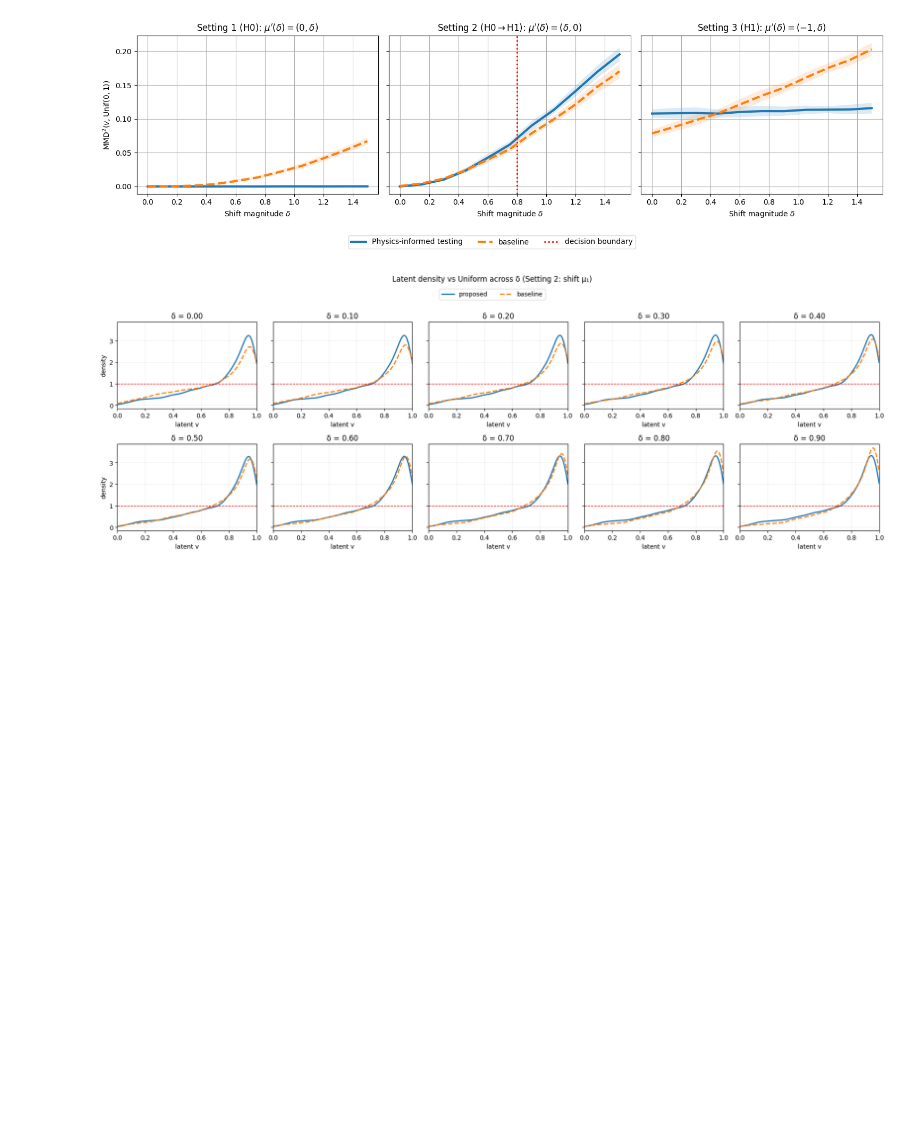
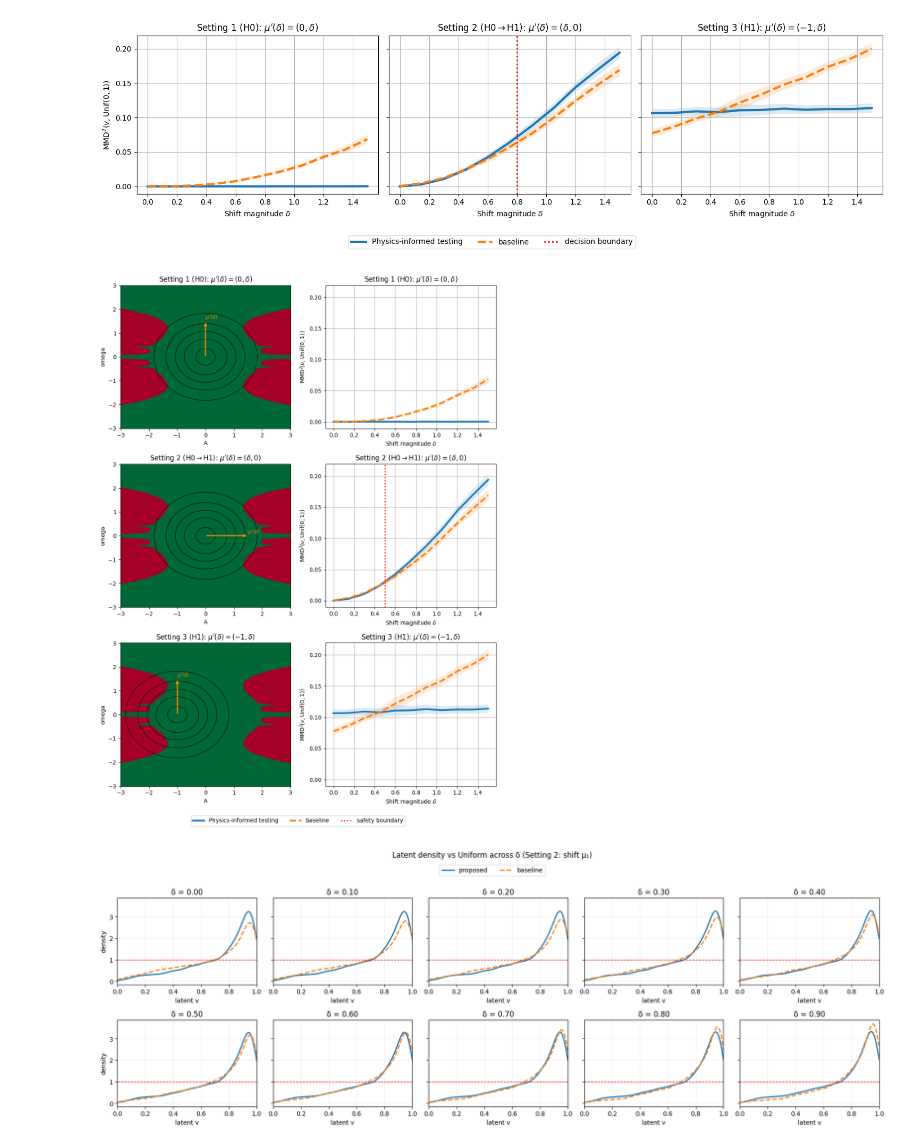
Before and after one commit to Minxing-Zheng/physics_informed_testing, a Jupyter notebook: experiment/model_diagnostics.ipynb, the cells around one changed output. Saved outputs shown, nothing was run; the diff lists cells and outputs as text; code cells hidden in the pictures; blank space fills up the shorter version.

```diff
--- a/experiment/model_diagnostics.ipynb
+++ b/experiment/model_diagnostics.ipynb
@@ -586,6 +820,83 @@ def plot_mmd_three(df1, df2, df3):
 plot_mmd_three(df1, df2, df3)
 # %% [output]
 [figure]
+# %%
+from data.plotting import plot_x_safety_map
+
+mean_test = np.array([0.0,0])
+cov_test = np.diag([1, 1])
+x_safety_path = ROOT / "cache" / "res_x_safety.pkl"
+with pathlib.Path(x_safety_path).open("rb") as f:
+    res_x_safety = pickle.load(f)
+
+
+# assumes res_x_safety, df1, df2, df3, mean_test, cov_test already loaded
+# mean_test = np.array([0.0, 0.0]); cov_test = np.diag([1,1])
+
+
+def plot_mmd_panel(ax, df, title, decision_boundary ):
+    ax.plot(df["delta"], df["mmd_prop"], lw=3, label=r"Physics-informed testing")
+    ax.plot(df["delta"], df["mmd_base"], lw=3, ls="--", label="baseline")
+    ax.fill_between(df["delta"],
+                    df["mmd_prop"] - df["mmd_prop_std"],
+                    df["mmd_prop"] + df["mmd_prop_std"], alpha=0.15)
+    ax.fill_between(df["delta"],
+                    df["mmd_base"] - df["mmd_base_std"],
+                    df["mmd_base"] + df["mmd_base_std"], alpha=0.15)
+    if "Setting 2" in title:
+        ax.axvline(decision_boundary, color="red", ls=":", lw=2, label="safety boundary")
+    ax.set_xlabel(r"Shift magnitude $\delta$")
+    ax.set_title(title)
+    ax.grid(True)
+
+def plot_safety_panel(ax, res, mean, cov, direction, title, contour_levels=5, eta=0.1):
+    a_vals = res["A"]; w_vals = res["omega"]; safe = res["safe"]
+    A_grid, W_grid = np.meshgrid(a_vals, w_vals, indexing="xy")
+    ax.pcolormesh(a_vals, w_vals, safe, cmap="RdYlGn", shading="auto", vmin=0, vmax=1)
+    ax.set_xlabel("A"); ax.set_ylabel(r"omega"); ax.set_title(title); ax.grid(False)
+
+    # Gaussian contour
+    mu = np.asarray(mean, float).reshape(2)
+    sigma = np.asarray(cov, float).reshape(2, 2)
+    inv = np.linalg.inv(sigma); det = np.linalg.det(sigma)
+    grid = np.stack([A_grid.ravel(), W_grid.ravel()], axis=1)
+    diff = grid - mu.reshape(1, 2)
+    quad = np.einsum("bi,ij,bj->b", diff, inv, diff)
+    Z = np.exp(-0.5 * quad) / (2 * np.pi * np.sqrt(det))
+    Z = Z.reshape(A_grid.shape)
+    ax.contour(A_grid, W_grid, Z, levels=contour_levels, colors="black", linewidths=1.0, alpha=0.7)
+
+    # arrow for direction (starts at provided mean)
+    start = np.asarray(mean, float)
+    end = start + 1.5 * np.asarray(direction, float)  # scale length visually
+    ax.annotate("", xy=end, xycoords="data", xytext=start, textcoords="data",
+                arrowprops=dict(arrowstyle="->", lw=2, color="darkorange"))
+    ax.text(end[0], end[1], r"$\mu'(\delta)$", color="darkorange", fontsize=9, ha="left", va="bottom")
+
+# Setting definitions: (title, start_mu, direction vector, df)
+settings = [
+    (r"Setting 1 (H0): $\mu'(\delta)=(0,\delta)$",      np.array([0.0, 0.0]), np.array([0.0, 1.0]), df1),
+    (r"Setting 2 (H0$\to$H1): $\mu'(\delta)=(\delta,0)$", np.array([0.0, 0.0]), np.array([1.0, 0.0]), df2),
+    (r"Setting 3 (H1): $\mu'(\delta)=(-1,\delta)$",     np.array([-1.0, 0.0]), np.array([0.0, 1.0]), df3),
+]
+
+fig, axes = plt.subplots(3, 2, figsize=(10, 14), sharey="col")
+plt.subplots_adjust(hspace=0.35)
+
+for row, (title, start_mu, direction, df) in enumerate(settings):
+    # left: safety map with arrow (use setting-specific start_mu)
+    plot_safety_panel(axes[row, 0], res_x_safety, start_mu, cov_test, direction, title.replace(" (H0$\to$H1)", ""))
+    # right: MMD curve
+    plot_mmd_panel(axes[row, 1], df, title,decision_boundary=0.5)
+
+for ax in axes[:, 1]:
+    ax.set_ylabel(r"$\mathrm{MMD}^2\!\left(v,\mathrm{Unif}(0,1)\right)$")
+handles, labels = axes[1, 1].get_legend_handles_labels()
+fig.legend(handles, labels, loc="lower center", ncol=3, bbox_to_anchor=(0.5, 0.02))
+plt.tight_layout(rect=[0, 0.05, 1, 1])
+plt.show()
+# %% [output]
+[figure, added]
 # %%
 import sys, pathlib, numpy as np, torch, matplotlib.pyplot as plt
 from scipy.stats import gaussian_kde
```
Also changed, not shown: parts of 8 cells of this notebook, 16 other files.
